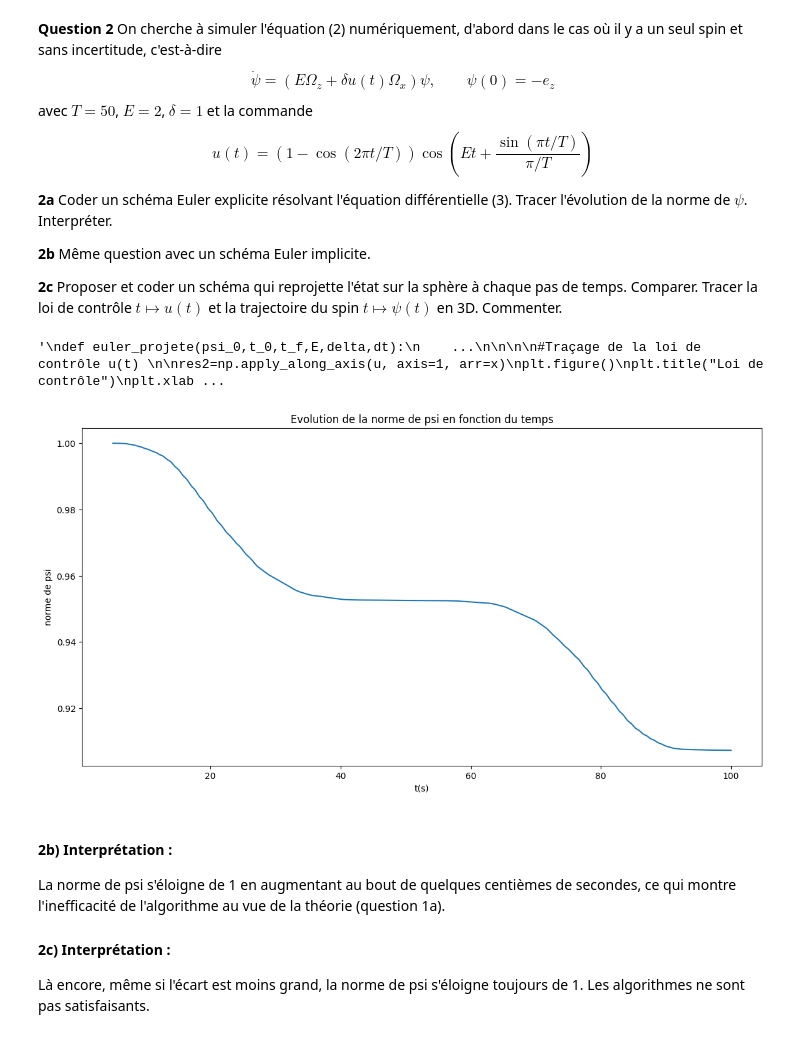
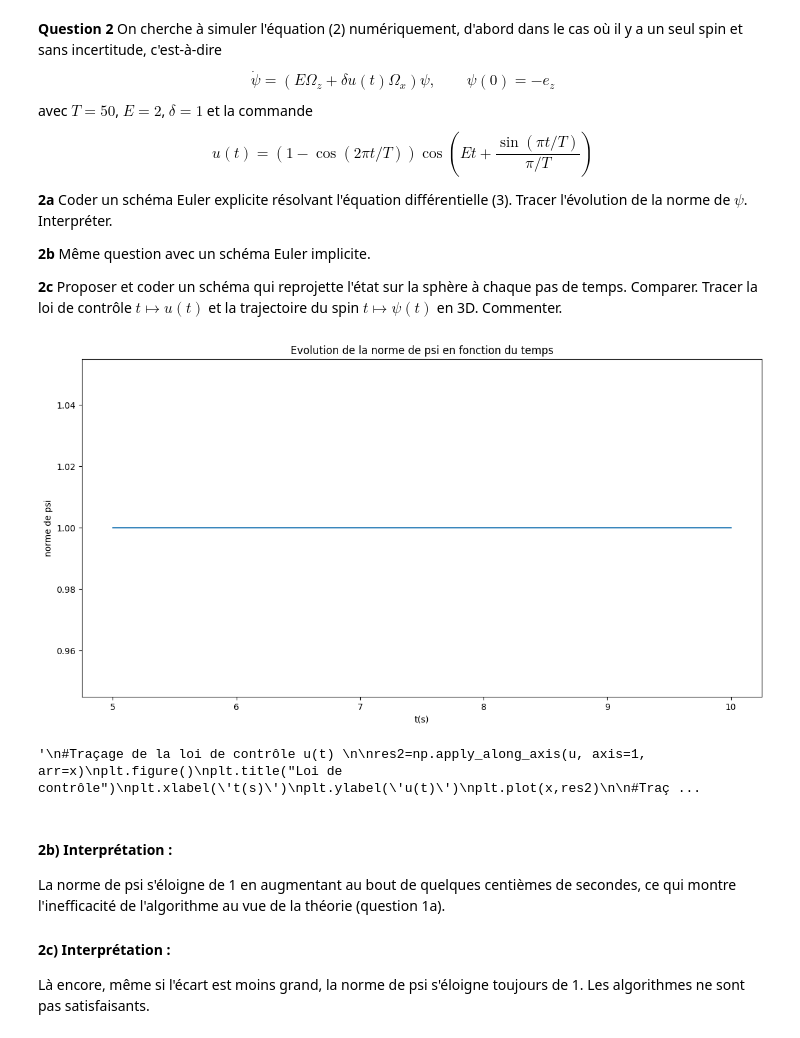
Before and after one commit to LouisedeFer/Equa-diff, a Jupyter notebook: Projet_Equations_Différentielles.ipynb, the cells around one changed output. Drawn from its saved outputs; the diff is of its cells as text; code cells hidden in the pictures.

```diff
--- a/Projet_Equations_Différentielles.ipynb
+++ b/Projet_Equations_Différentielles.ipynb
@@ -90,8 +93,8 @@ $$
 
 **2c** Proposer et coder un schéma qui reprojette l'état sur la sphère à chaque pas de temps. Comparer. Tracer la loi de contrôle $t\mapsto u(t)$ et la trajectoire du spin $t\mapsto \psi(t)$ en 3D. Commenter.
 # %%
-E=2
-delta=1
+E_0=2
+delta_0=1
 T=50
 u = lambda t: (1-np.cos(2*np.pi*t/T))*np.cos(E*t+ np.sin(np.pi *t/T)/(np.pi/T))  # noqa: E731
 psi_0=np.array([0,0,-1])
@@ -100,16 +103,16 @@ Omega_x=np.array([[0,0,0],[0,0,-1],[0,1,0]])
 Omega_z=np.array([[0,-1,0],[1,0,0],[0,0,0]])
 
 t_0=5
-t_f=100
+t_f=10
 
 I= np.identity(3)
 
-def euler_explicit(psi_0,t_0,t_f,E,delta,dt):
+def euler_explicit(psi_0,t_0,t_f,E_0,delta_0,dt):
     ts, psi_s = [t_0], [psi_0] # storage variables
     t = t_0
     psi=psi_0
     while ts[-1]< t_f:
-        t_next, psi_next = t + dt, psi + dt * (E*np.dot(Omega_z, psi)+delta*u(t)*np.dot(Omega_x, psi))
+        t_next, psi_next = t + dt, psi + dt * (E_0*np.dot(Omega_z, psi)+delta_0*u(t)*np.dot(Omega_x, psi))
         ts=np.vstack([ts,t_next])
         psi_s=np.vstack([psi_s,psi_next])
         t, psi= t_next, psi_next
@@ -124,7 +127,7 @@ def norme(psi) :
 
 # Lancement de Euler explicite
 
-(x,y)=euler_explicit(psi_0,t_0,t_f,E,delta,dt)
+(x,y)=euler_explicit(psi_0,t_0,t_f,E_0,delta_0,dt)
 res = np.apply_along_axis(norme, axis=1, arr=y)
 
 
@@ -132,19 +135,20 @@ plt.figure()
 plt.title("Evolution de la norme de psi en fonction du temps")
 plt.xlabel('t(s)')
 plt.ylabel('norme de psi')
-plt.plot(x,res);
+plt.plot(x,res)
+plt.show()
 
 """
 
 
 
-def euler_implicit(psi_0,t_0,t_f,E,delta,dt):
+def euler_implicit(psi_0,t_0,t_f,E_0,delta_0,dt):
     ts, psi_s = [t_0], [psi_0] # storage variables
     t = t_0
     psi=psi_0
     while ts[-1]< t_f:
         t_next=t+dt
-        M=I-dt*(E*Omega_z + delta*u(t_next)*Omega_x)
+        M=I-dt*(E_0*Omega_z + delta_0*u(t_next)*Omega_x)
         M_inv=np.linalg.inv(M)
         psi_next=np.dot(M_inv,psi)
         ts=np.vstack([ts,t_next])
@@ -153,10 +157,10 @@ def euler_implicit(psi_0,t_0,t_f,E,delta,dt):
 
     return (ts,psi_s)
 
-
+"""
 # Lancement de Euler implicite
 
-(x,y)=euler_implicit(psi_0,t_0,t_f,E,delta,dt)
+(x,y)=euler_implicit(psi_0,t_0,t_f,E_0,delta_0,dt)
 res = np.apply_along_axis(norme, axis=1, arr=y)
 
 
@@ -164,51 +168,80 @@ plt.figure()
 plt.title("Evolution de la norme de psi en fonction du temps")
 plt.xlabel('t(s)')
 plt.ylabel('norme de psi')
-plt.plot(x,res);
+plt.plot(x,res)
+plt.show()
+
+"""
+
+def euler_projete(psi_0,t_0,t_f,E_0,delta_0,dt):
+    ts, psi_s = [t_0], [psi_0] # storage variables
+    t = t_0
+    psi=psi_0
+    while ts[-1]< t_f:
+        t_next=t+dt
+        M=I-dt*(E_0*Omega_z + delta_0*u(t_next)*Omega_x)
+        M_inv=np.linalg.inv(M)
+        psi_next=np.dot(M_inv,psi)
+        norme_psi=norme(psi_next)
+        psi_next/=norme_psi
+        ts=np.vstack([ts,t_next])
+        psi_s=np.vstack([psi_s,psi_next])
+        t,psi=t_next, psi_next
+
+    return (ts,psi_s)
+
+
+# Lancement de Euler projete
+
+(x,y)=euler_projete(psi_0,t_0,t_f,E_0,delta_0,dt)
+res = np.apply_along_axis(norme, axis=1, arr=y)
+
+
+plt.figure()
+plt.title("Evolution de la norme de psi en fonction du temps")
+plt.xlabel('t(s)')
+plt.ylabel('norme de psi')
+plt.plot(x,res)
+plt.show()
 
 
 """
-def euler_projete(psi_0,t_0,t_f,E,delta,dt):
-    ...
-
-
-
 #Traçage de la loi de contrôle u(t)
 
 res2=np.apply_along_axis(u, axis=1, arr=x)
 plt.figure()
 plt.title("Loi de contrôle")
 plt.xlabel('t(s)')
 plt.ylabel('u(t)')
 plt.plot(x,res2)
 
 #Traçage de la trajectoire psi(t) en 3D
 
 # Extraction des coordonnées
 X=y[:, 0]
 Y=y[:, 1]
 Z=y[:, 2]
 
 # Créer une figure
 fig = plt.figure()
 ax = fig.add_subplot(111, projection='3d')
 
 # Tracer les points en 3D
 ax.scatter(X, Y, Z, color='b', marker='o')
 
 # Ajouter des labels aux axes
 ax.set_xlabel('X')
 ax.set_ylabel('Y')
 ax.set_zlabel('Z')
 
 
 plt.title("Trajectoire psi(t)")
-plt.show();
+plt.show()
 
 """
 # %% [output]
+[figure, new version]
-'\ndef euler_projete(psi_0,t_0,t_f,E,delta,dt):\n    ...\n\n\n\n#Traçage de la loi de contrôle u(t) \n\nres2=np.apply_along_axis(u, axis=1, arr=x)\nplt.figure()\nplt.title("Loi de contrôle")\nplt.xlab ...
+'\n#Traçage de la loi de contrôle u(t) \n\nres2=np.apply_along_axis(u, axis=1, arr=x)\nplt.figure()\nplt.title("Loi de contrôle")\nplt.xlabel(\'t(s)\')\nplt.ylabel(\'u(t)\')\nplt.plot(x,res2)\n\n#Traç ...
-[figure, old version]
 # %% [markdown]
 #### 2b) Interprétation :
 La norme de psi s'éloigne de 1 en augmentant au bout de quelques centièmes de secondes, ce qui montre l'inefficacité de l'algorithme au vue de la théorie (question 1a).
```
Also changed, not shown: parts of 2 cells of this notebook.
